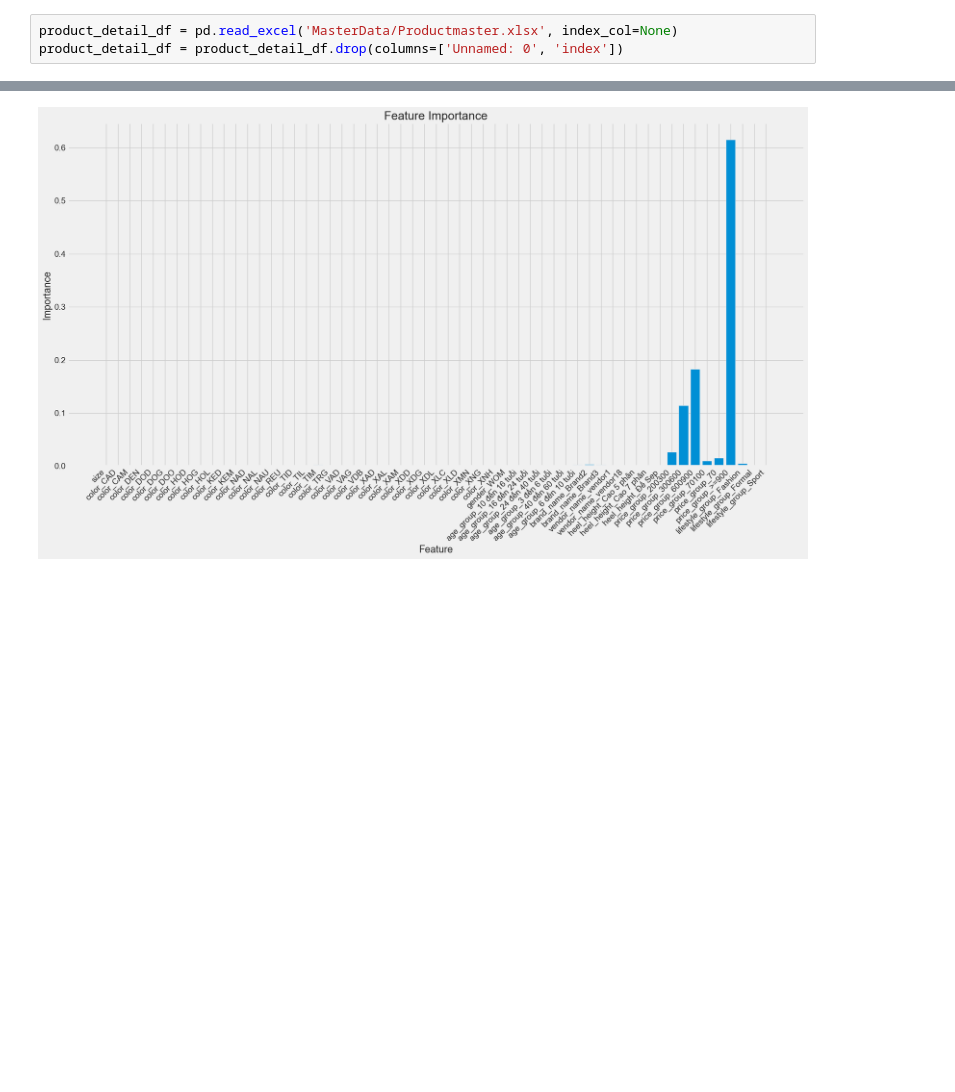
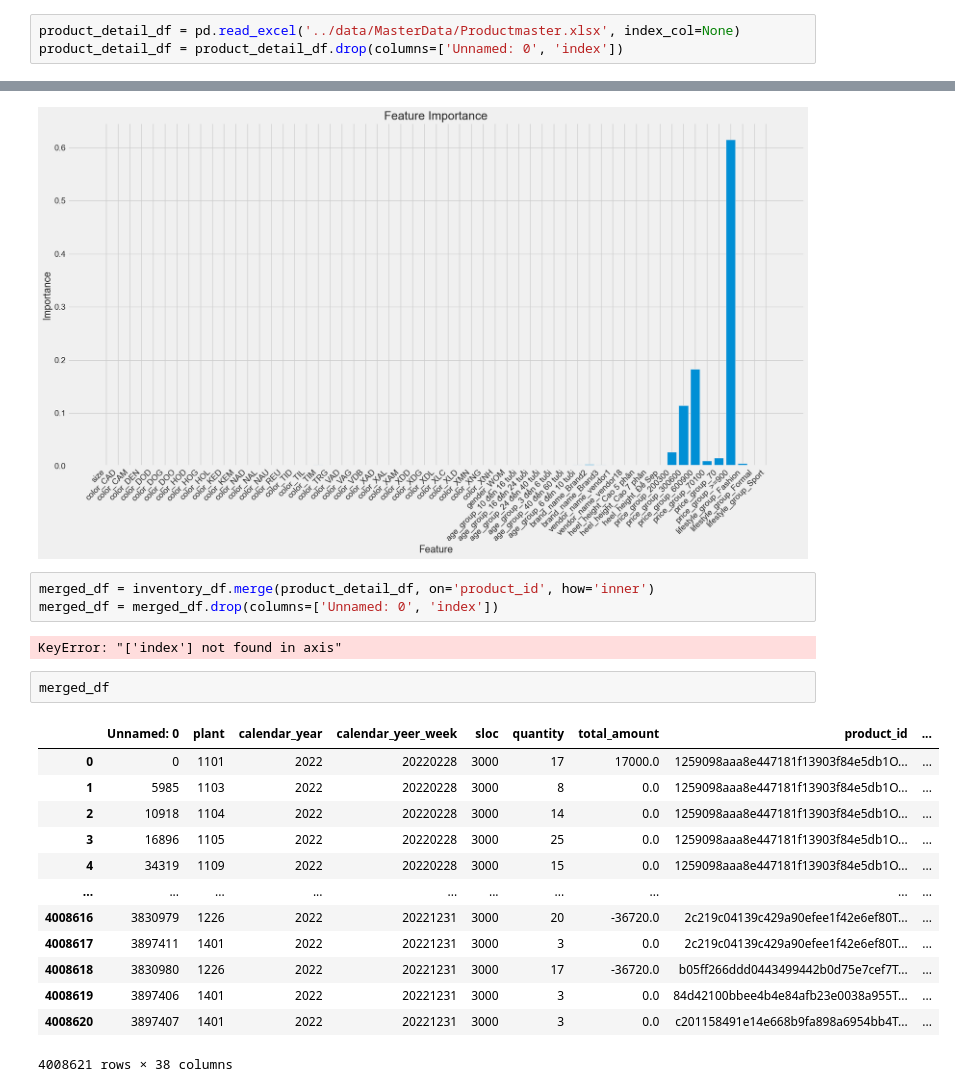
Before and after one commit to knightstark7/FinalMVP-VietnamDatathon, a Jupyter notebook: src/demo.ipynb, the cells around one changed output, grey strips where cells are left out. Drawn from its saved outputs; the diff is of its cells as text; blank space fills up the shorter version.

```diff
--- a/src/demo.ipynb
+++ b/src/demo.ipynb
@@ -750,7 +755,7 @@ plt.show()
 - brand_name: name of the branch
 - vendor_name: name of the vendor
 # %%
-product_detail_df = pd.read_excel('MasterData/Productmaster.xlsx', index_col=None)
+product_detail_df = pd.read_excel('../data/MasterData/Productmaster.xlsx', index_col=None)
 product_detail_df = product_detail_df.drop(columns=['Unnamed: 0', 'index'])
 # %%
 product_detail_df
@@ -1029,3 +1034,24 @@ plt.xticks(rotation=45, ha='right')
 plt.show()
 # %% [output]
 [figure]
+# %%
+merged_df = inventory_df.merge(product_detail_df, on='product_id', how='inner')
+merged_df = merged_df.drop(columns=['Unnamed: 0', 'index'])
+# %% [output]
+KeyError: "['index'] not found in axis"
+# %%
+merged_df
+# %% [output]
+|  | Unnamed: 0 | plant | calendar_year | calendar_yeer_week | sloc | quantity | total_amount | product_id | ... |
+| 0 | 0 | 1101 | 2022 | 20220228 | 3000 | 17 | 17000.0 | 1259098aaa8e447181f13903f84e5db1O... | ... |
+| 1 | 5985 | 1103 | 2022 | 20220228 | 3000 | 8 | 0.0 | 1259098aaa8e447181f13903f84e5db1O... | ... |
+| 2 | 10918 | 1104 | 2022 | 20220228 | 3000 | 14 | 0.0 | 1259098aaa8e447181f13903f84e5db1O... | ... |
+| 3 | 16896 | 1105 | 2022 | 20220228 | 3000 | 25 | 0.0 | 1259098aaa8e447181f13903f84e5db1O... | ... |
+| 4 | 34319 | 1109 | 2022 | 20220228 | 3000 | 15 | 0.0 | 1259098aaa8e447181f13903f84e5db1O... | ... |
+| ... | ... | ... | ... | ... | ... | ... | ... | ... | ... |
+| 4008616 | 3830979 | 1226 | 2022 | 20221231 | 3000 | 20 | -36720.0 | 2c219c04139c429a90efee1f42e6ef80T... | ... |
+| 4008617 | 3897411 | 1401 | 2022 | 20221231 | 3000 | 3 | 0.0 | 2c219c04139c429a90efee1f42e6ef80T... | ... |
+| 4008618 | 3830980 | 1226 | 2022 | 20221231 | 3000 | 17 | -36720.0 | b05ff266ddd0443499442b0d75e7cef7T... | ... |
+| 4008619 | 3897406 | 1401 | 2022 | 20221231 | 3000 | 3 | 0.0 | 84d42100bbee4b4e84afb23e0038a955T... | ... |
+| 4008620 | 3897407 | 1401 | 2022 | 20221231 | 3000 | 3 | 0.0 | c201158491e14e668b9fa898a6954bb4T... | ... |
+4008621 rows × 38 columns
```
Also changed, not shown: parts of 7 cells of this notebook.
